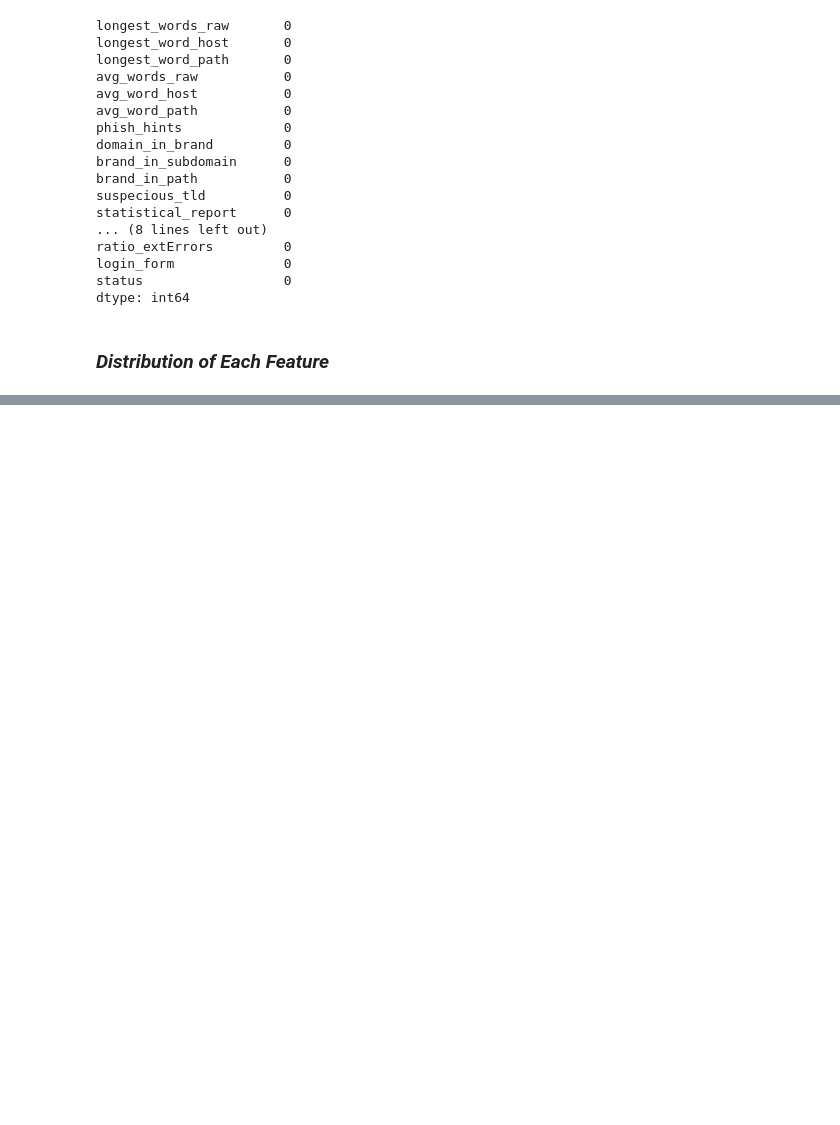
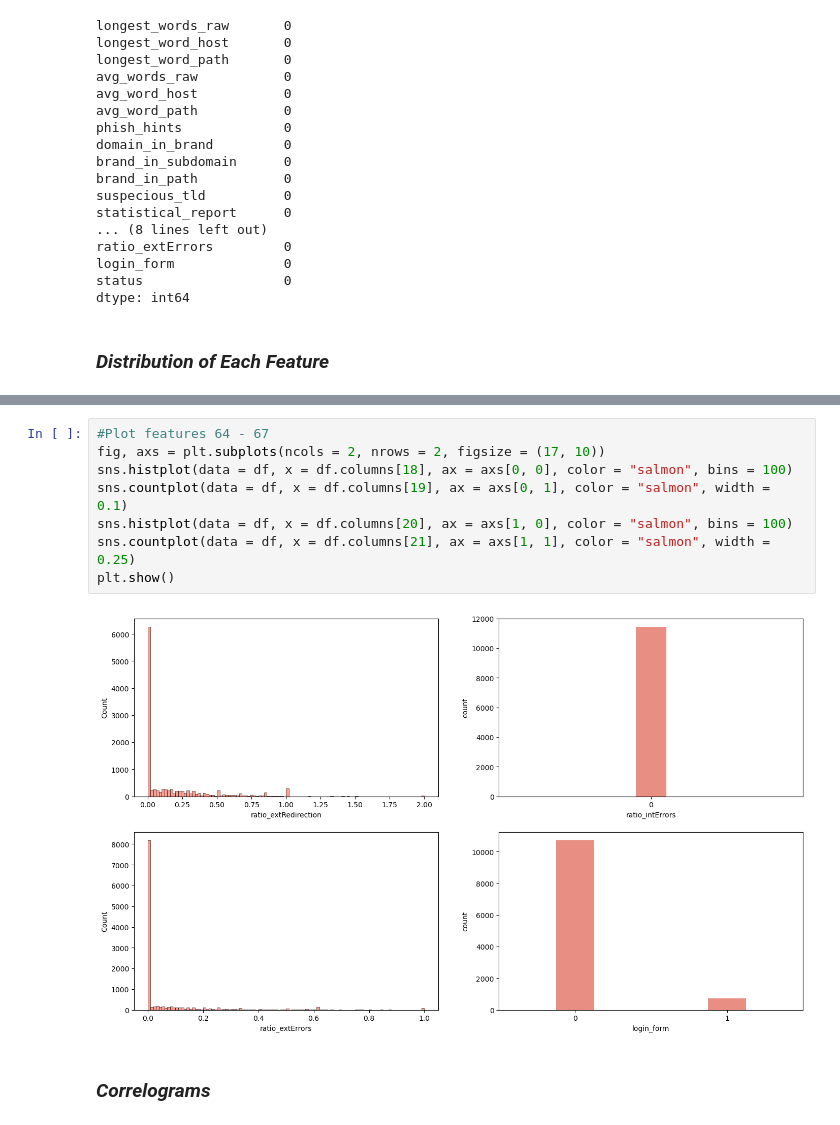
Before and after one commit to hyeniii/phishing-webpage-detection, a Jupyter notebook: eda/riu_eda.ipynb, the cells around one changed output, grey strips where cells are left out. Drawn from its saved outputs; the diff is of its cells as text; blank space fills up the shorter version.

```diff
--- a/eda/riu_eda.ipynb
+++ b/eda/riu_eda.ipynb
@@ -78,0 +117,12 @@ dtype: int64
+# %%
+#Plot features 64 - 67
+fig, axs = plt.subplots(ncols = 2, nrows = 2, figsize = (17, 10))
+sns.histplot(data = df, x = df.columns[18], ax = axs[0, 0], color = "salmon", bins = 100)
+sns.countplot(data = df, x = df.columns[19], ax = axs[0, 1], color = "salmon", width = 0.1)
+sns.histplot(data = df, x = df.columns[20], ax = axs[1, 0], color = "salmon", bins = 100)
+sns.countplot(data = df, x = df.columns[21], ax = axs[1, 1], color = "salmon", width = 0.25)
+plt.show()
+# %% [output]
+[figure, added]
+# %% [markdown]
+### *Correlograms*
```
Also changed, not shown: parts of 5 cells of this notebook.
